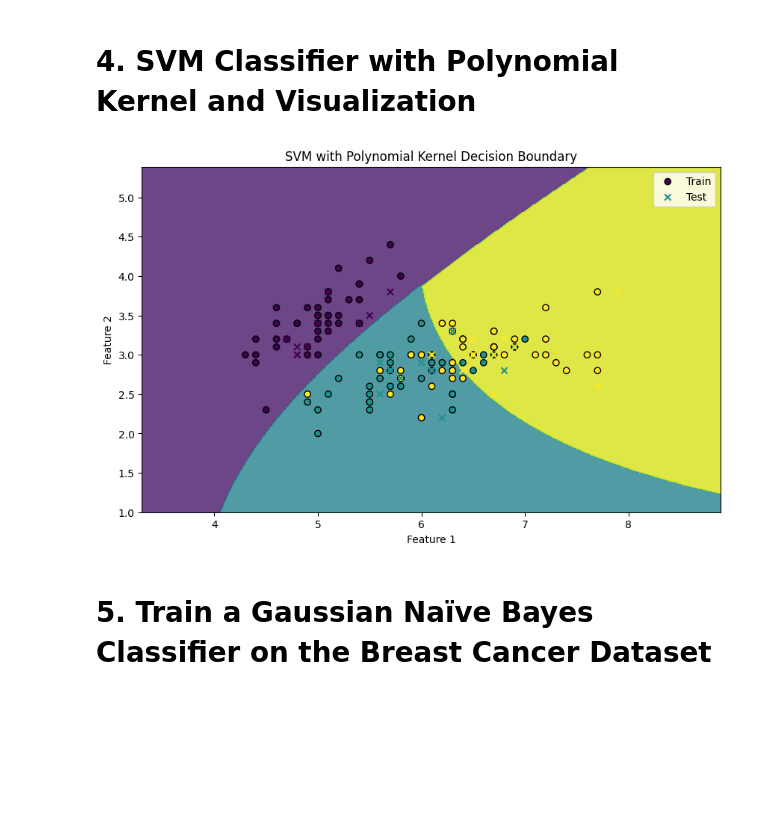
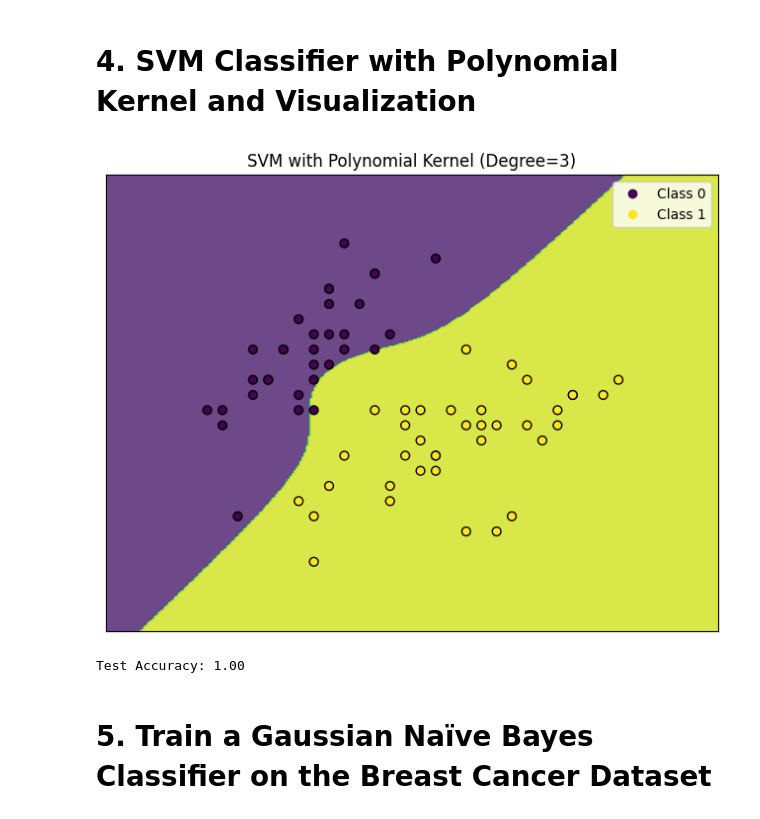
Before and after one commit to MuthuswamyNadar/Python-DSA, a Jupyter notebook: PW_Assignments/Assignments16.ipynb, the cells around one changed output. Cells and saved outputs as stored; diff of their text form; code cells hidden in the pictures; blank space fills up the shorter version.

```diff
--- a/PW_Assignments/Assignments16.ipynb
+++ b/PW_Assignments/Assignments16.ipynb
@@ -164,42 +164,71 @@ print(f'Mean Squared Error of SVR: {mse:.2f}')
 # %% [markdown]
 # 4. SVM Classifier with Polynomial Kernel and Visualization
 # %%
+# Importing libraries
 import numpy as np
 import matplotlib.pyplot as plt
 from sklearn import datasets
 from sklearn.model_selection import train_test_split
 from sklearn.svm import SVC
+from sklearn.preprocessing import StandardScaler
 
-# Load the Iris dataset
+# Load a dataset (for example, the Iris dataset)
 iris = datasets.load_iris()
-X = iris.data[:, :2]  # Use only the first two features for visualization
+X = iris.data[:, :2]  # Only take the first two features for 2D visualization
 y = iris.target
 
+# For simplicity, let's use only two classes for binary classification
+X = X[y != 2]  # Remove class 2
+y = y[y != 2]  # Remove class 2
+
 # Split the dataset into training and testing sets
-X_train, X_test, y_train, y_test = train_test_split(X, y, test_size=0.2, random_state=42)
+X_train, X_test, y_train, y_test = train_test_split(X, y, test_size=0.3, random_state=42)
 
-# Train SVM Classifier with Polynomial Kernel
-model_poly = SVC(kernel='poly', degree=3)
-model_poly.fit(X_train, y_train)
+# Standardize the dataset
+scaler = StandardScaler()
+X_train = scaler.fit_transform(X_train)
+X_test = scaler.transform(X_test)
 
-# Visualize decision boundary
-x_min, x_max = X[:, 0].min() - 1, X[:, 0].max() + 1
-y_min, y_max = X[:, 1].min() - 1, X[:, 1].max() + 1
-xx, yy = np.meshgrid(np.arange(x_min, x_max, 0.01), np.arange(y_min, y_max, 0.01))
-Z = model_poly.predict(np.c_[xx.ravel(), yy.ravel()])
-Z = Z.reshape(xx.shape)
+# Create an SVM classifier with a polynomial kernel
+svm_poly = SVC(kernel='poly', degree=3, C=1)
 
-plt.figure(figsize=(10, 6))
-plt.contourf(xx, yy, Z, alpha=0.8)
-plt.scatter(X_train[:, 0], X_train[:, 1], c=y_train, edgecolors='k', marker='o', label='Train')
-plt.scatter(X_test[:, 0], X_test[:, 1], c=y_test, edgecolors='k', marker='x', label='Test')
-plt.xlabel('Feature 1')
-plt.ylabel('Feature 2')
-plt.title('SVM with Polynomial Kernel Decision Boundary')
-plt.legend()
+# Train the classifier
+svm_poly.fit(X_train, y_train)
+
+# Plot decision boundary
+def plot_decision_boundary(X, y, model, ax):
+    h = .02  # Step size in the mesh
+    x_min, x_max = X[:, 0].min() - 1, X[:, 0].max() + 1
+    y_min, y_max = X[:, 1].min() - 1, X[:, 1].max() + 1
+
+    # Generate a mesh grid
+    xx, yy = np.meshgrid(np.arange(x_min, x_max, h),
+                         np.arange(y_min, y_max, h))
+
+    # Predict the classification for each point in the mesh grid
+    Z = model.predict(np.c_[xx.ravel(), yy.ravel()])
+    Z = Z.reshape(xx.shape)
+
+    # Plot the contour and decision boundary
+    ax.contourf(xx, yy, Z, alpha=0.8)
+    scatter = ax.scatter(X[:, 0], X[:, 1], c=y, edgecolors='k', marker='o', s=40)
+    ax.set_xticks(())
+    ax.set_yticks(())
+    return scatter
+
+# Visualize the decision boundary on the training data
+fig, ax = plt.subplots(figsize=(8, 6))
+scatter = plot_decision_boundary(X_train, y_train, svm_poly, ax)
+plt.title("SVM with Polynomial Kernel (Degree=3)")
+plt.legend(handles=scatter.legend_elements()[0], labels=["Class 0", "Class 1"])
 plt.show()
+
+# Test the classifier accuracy
+accuracy = svm_poly.score(X_test, y_test)
+print(f"Test Accuracy: {accuracy:.2f}")
 # %% [output]
-[figure, old version]
+[figure, new version]
+Test Accuracy: 1.00
 # %% [markdown]
 # 5. Train a Gaussian Naïve Bayes Classifier on the Breast Cancer Dataset
 # %%
```
